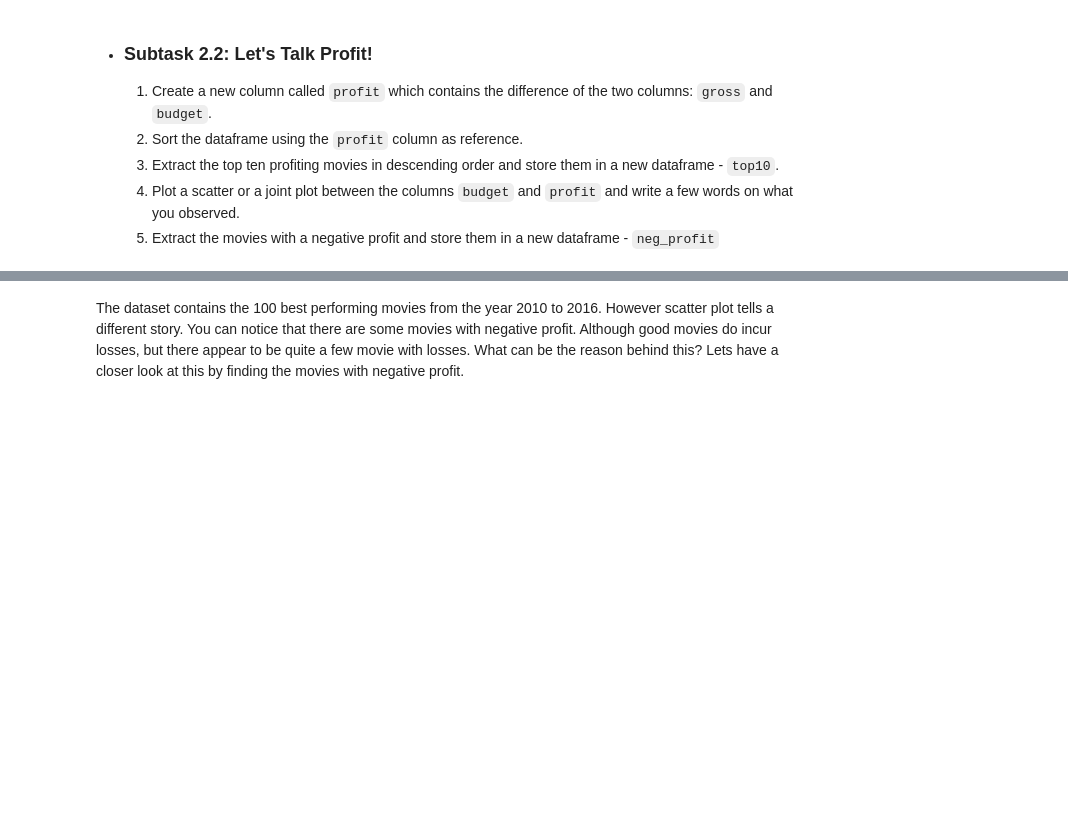
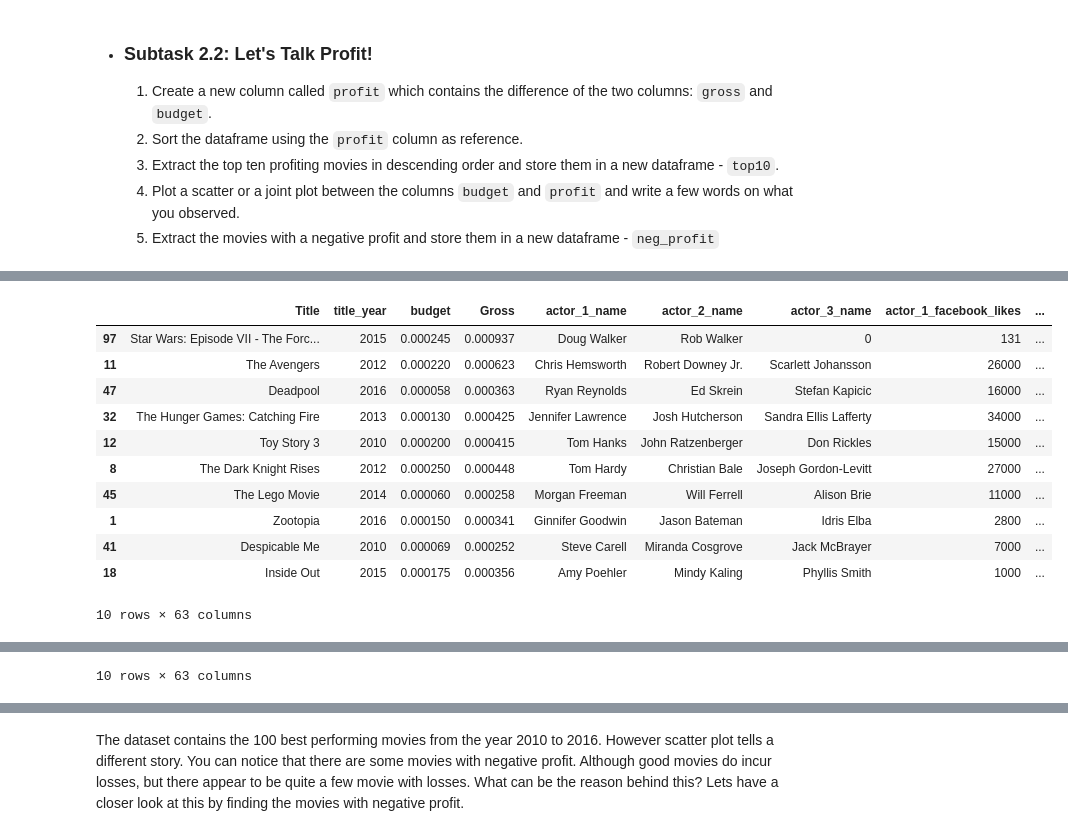
Before and after one commit to tirupari57/AI-Course, a Jupyter notebook: notebooks/visualization_imdb/IMDb+Movie+Assignment.ipynb, the cells around one changed output, grey strips where cells are left out. Cells and saved outputs as stored; diff of their text form; code cells hidden in the pictures; blank space fills up the shorter version.

```diff
--- a/notebooks/visualization_imdb/IMDb+Movie+Assignment.ipynb
+++ b/notebooks/visualization_imdb/IMDb+Movie+Assignment.ipynb
@@ -58,3 +144,19 @@ These numbers in the `budget` and `gross` are too big, compromising its readabil
 # %%
 # Sort the dataframe with the 'profit' column as reference using the 'sort_values' function. Make sure to set the argument
 #'ascending' to 'False'
+movies = movies.sort_values(by='profit', ascending=False)  ## movies that bought loass on top
+display(movies.head(10)) ## hit movies
+display(movies.tail(10)) ## flop movies
+# %% [output]
+|  | Title | title_year | budget | Gross | actor_1_name | actor_2_name | actor_3_name | actor_1_facebook_likes | ... |
+| 97 | Star Wars: Episode VII - The Forc... | 2015 | 0.000245 | 0.000937 | Doug Walker | Rob Walker | 0 | 131 | ... |
+| 11 | The Avengers | 2012 | 0.000220 | 0.000623 | Chris Hemsworth | Robert Downey Jr. | Scarlett Johansson | 26000 | ... |
+| 47 | Deadpool | 2016 | 0.000058 | 0.000363 | Ryan Reynolds | Ed Skrein | Stefan Kapicic | 16000 | ... |
+| 32 | The Hunger Games: Catching Fire | 2013 | 0.000130 | 0.000425 | Jennifer Lawrence | Josh Hutcherson | Sandra Ellis Lafferty | 34000 | ... |
+| 12 | Toy Story 3 | 2010 | 0.000200 | 0.000415 | Tom Hanks | John Ratzenberger | Don Rickles | 15000 | ... |
+| 8 | The Dark Knight Rises | 2012 | 0.000250 | 0.000448 | Tom Hardy | Christian Bale | Joseph Gordon-Levitt | 27000 | ... |
+| 45 | The Lego Movie | 2014 | 0.000060 | 0.000258 | Morgan Freeman | Will Ferrell | Alison Brie | 11000 | ... |
+| 1 | Zootopia | 2016 | 0.000150 | 0.000341 | Ginnifer Goodwin | Jason Bateman | Idris Elba | 2800 | ... |
+| 41 | Despicable Me | 2010 | 0.000069 | 0.000252 | Steve Carell | Miranda Cosgrove | Jack McBrayer | 7000 | ... |
+| 18 | Inside Out | 2015 | 0.000175 | 0.000356 | Amy Poehler | Mindy Kaling | Phyllis Smith | 1000 | ... |
+10 rows × 63 columns
@@ -61,2 +174,3 @@ These numbers in the `budget` and `gross` are too big, compromising its readabil
+10 rows × 63 columns
 # %%
 # Get the top 10 profitable movies by using position based indexing. Specify the rows till 10 (0-9)
```
Also changed, not shown: parts of 14 cells of this notebook.
